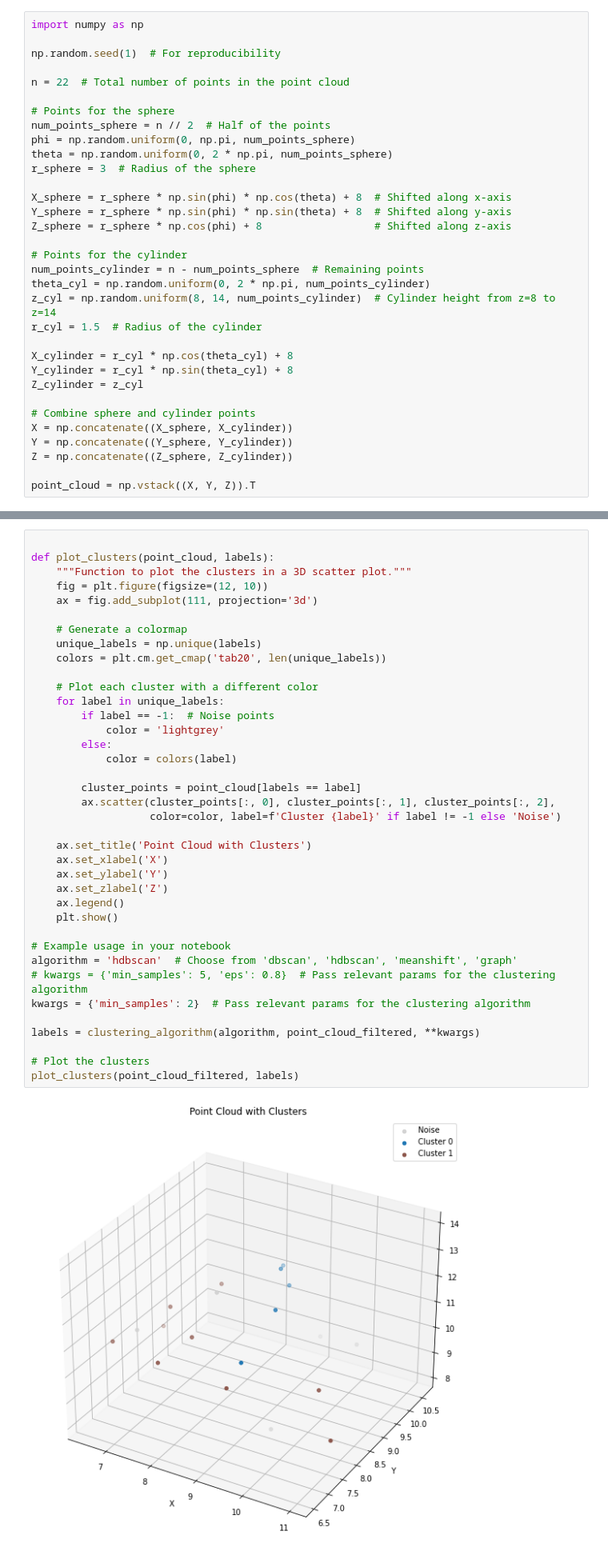
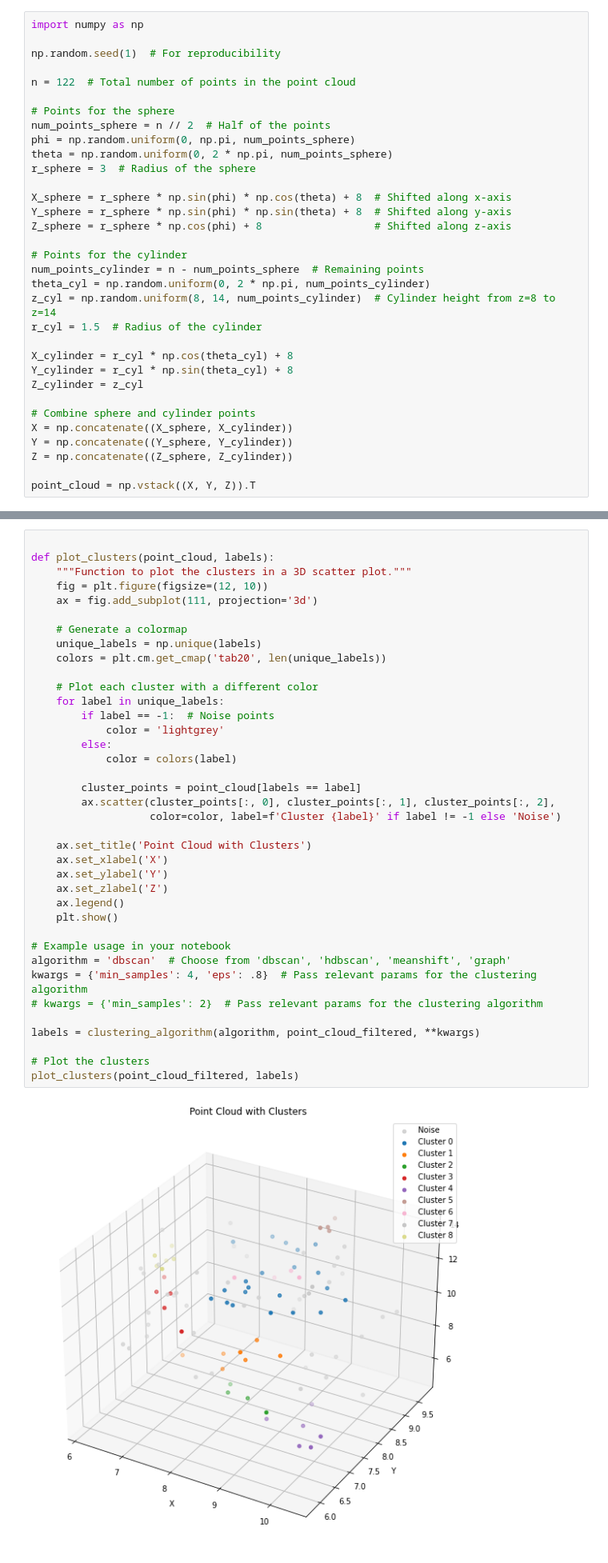
Before and after one commit to coleonguard/Fingie, a Jupyter notebook: Spatial_Features/Clustering + Shape Fitting Exploratory Notebook.ipynb, the cells around one changed output, grey strips where cells are left out. Shown at 80% size. Drawn from its saved outputs; the diff is of its cells as text.

```diff
--- a/Spatial_Features/Clustering + Shape Fitting Exploratory Notebook.ipynb
+++ b/Spatial_Features/Clustering + Shape Fitting Exploratory Notebook.ipynb
@@ -12,7 +12,7 @@ import numpy as np
 
 np.random.seed(1)  # For reproducibility
 
-n = 22  # Total number of points in the point cloud
+n = 122  # Total number of points in the point cloud
 
 # Points for the sphere
 num_points_sphere = n // 2  # Half of the points
@@ -75,37 +75,37 @@ def plot_clusters(point_cloud, labels):
 
     # Generate a colormap
     unique_labels = np.unique(labels)
     colors = plt.cm.get_cmap('tab20', len(unique_labels))
 
     # Plot each cluster with a different color
     for label in unique_labels:
         if label == -1:  # Noise points
             color = 'lightgrey'
         else:
             color = colors(label)
 
         cluster_points = point_cloud[labels == label]
         ax.scatter(cluster_points[:, 0], cluster_points[:, 1], cluster_points[:, 2],
                    color=color, label=f'Cluster {label}' if label != -1 else 'Noise')
 
     ax.set_title('Point Cloud with Clusters')
     ax.set_xlabel('X')
     ax.set_ylabel('Y')
     ax.set_zlabel('Z')
     ax.legend()
     plt.show()
 
 # Example usage in your notebook
-algorithm = 'hdbscan'  # Choose from 'dbscan', 'hdbscan', 'meanshift', 'graph'
-# kwargs = {'min_samples': 5, 'eps': 0.8}  # Pass relevant params for the clustering algorithm
-kwargs = {'min_samples': 2}  # Pass relevant params for the clustering algorithm
+algorithm = 'dbscan'  # Choose from 'dbscan', 'hdbscan', 'meanshift', 'graph'
+kwargs = {'min_samples': 4, 'eps': .8}  # Pass relevant params for the clustering algorithm
+# kwargs = {'min_samples': 2}  # Pass relevant params for the clustering algorithm
 
 labels = clustering_algorithm(algorithm, point_cloud_filtered, **kwargs)
 
 # Plot the clusters
 plot_clusters(point_cloud_filtered, labels)
 # %% [output]
-[figure, old version]
+[figure, new version]
 # %% [markdown]
 ## Shape Fitting
 # %%
```
Also changed, not shown: parts of 2 cells of this notebook, 11 other files.
